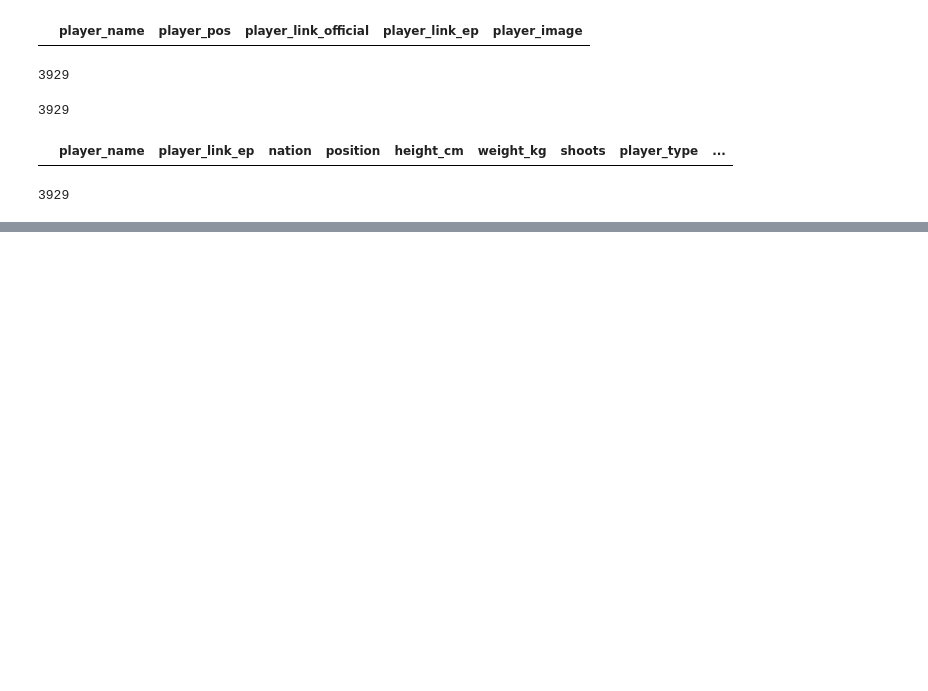
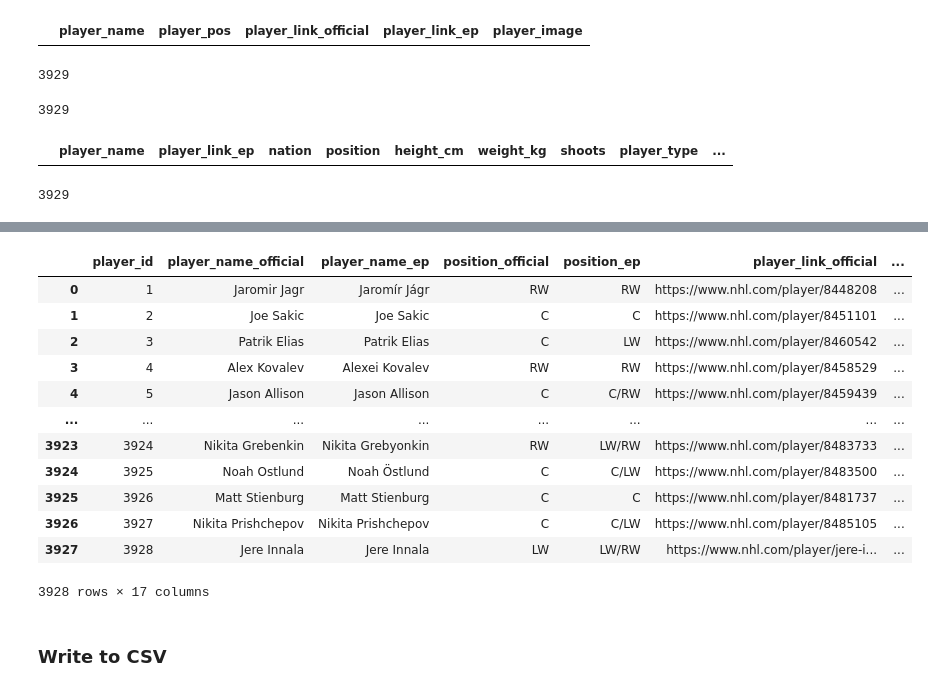
Before and after one commit to shigenogoro/NHL-Prospect-Predictor, a Jupyter notebook: eliteprospects_scraper/player-facts-preparation.ipynb, the cells around one changed output, grey strips where cells are left out. Cells and saved outputs as stored; diff of their text form; code cells hidden in the pictures; blank space fills up the shorter version.

```diff
--- a/eliteprospects_scraper/player-facts-preparation.ipynb
+++ b/eliteprospects_scraper/player-facts-preparation.ipynb
@@ -1227,0 +1272,6 @@ len(nhl_players_metadata_facts)
+# %%
+# Change The Columns Order
+nhl_players_metadata_facts = nhl_players_metadata_facts[['player_name_official', 'player_name_ep', 'position_official', 'position_ep', 'player_link_official', 'player_link_ep', 'player_image_official', 'nation', 'height_cm', 'weight_kg', 'shoots', 'player_type', 'nhl_rights', 'draft', 'highlights', 'description']]
+# %%
+# Change all NaN to None
+nhl_players_metadata_facts = nhl_players_metadata_facts.astype(object).where(pd.notnull(nhl_players_metadata_facts), None)
@@ -1227,0 +1294,24 @@ len(nhl_players_metadata_facts)
+# %%
+# Add an unique ID column for each player
+nhl_players_metadata_facts['player_id'] = range(1, len(nhl_players_metadata_facts) + 1)
+# %%
+# Put player_id as the first column
+nhl_players_metadata_facts = nhl_players_metadata_facts[['player_id', 'player_name_official', 'player_name_ep', 'position_official', 'position_ep', 'player_link_official', 'player_link_ep', 'player_image_official', 'nation', 'height_cm', 'weight_kg', 'shoots', 'player_type', 'nhl_rights', 'draft', 'highlights', 'description']]
+# %%
+nhl_players_metadata_facts
+# %% [output]
+|  | player_id | player_name_official | player_name_ep | position_official | position_ep | player_link_official | ... |
+| 0 | 1 | Jaromir Jagr | Jaromír Jágr | RW | RW | https://www.nhl.com/player/8448208 | ... |
+| 1 | 2 | Joe Sakic | Joe Sakic | C | C | https://www.nhl.com/player/8451101 | ... |
+| 2 | 3 | Patrik Elias | Patrik Elias | C | LW | https://www.nhl.com/player/8460542 | ... |
+| 3 | 4 | Alex Kovalev | Alexei Kovalev | RW | RW | https://www.nhl.com/player/8458529 | ... |
+| 4 | 5 | Jason Allison | Jason Allison | C | C/RW | https://www.nhl.com/player/8459439 | ... |
+| ... | ... | ... | ... | ... | ... | ... | ... |
+| 3923 | 3924 | Nikita Grebenkin | Nikita Grebyonkin | RW | LW/RW | https://www.nhl.com/player/8483733 | ... |
+| 3924 | 3925 | Noah Ostlund | Noah Östlund | C | C/LW | https://www.nhl.com/player/8483500 | ... |
+| 3925 | 3926 | Matt Stienburg | Matt Stienburg | C | C | https://www.nhl.com/player/8481737 | ... |
+| 3926 | 3927 | Nikita Prishchepov | Nikita Prishchepov | C | C/LW | https://www.nhl.com/player/8485105 | ... |
+| 3927 | 3928 | Jere Innala | Jere Innala | LW | LW/RW | https://www.nhl.com/player/jere-i... | ... |
+3928 rows × 17 columns
+# %% [markdown]
+### Write to CSV
```
Also changed, not shown: parts of 12 cells of this notebook, 4 other files.
